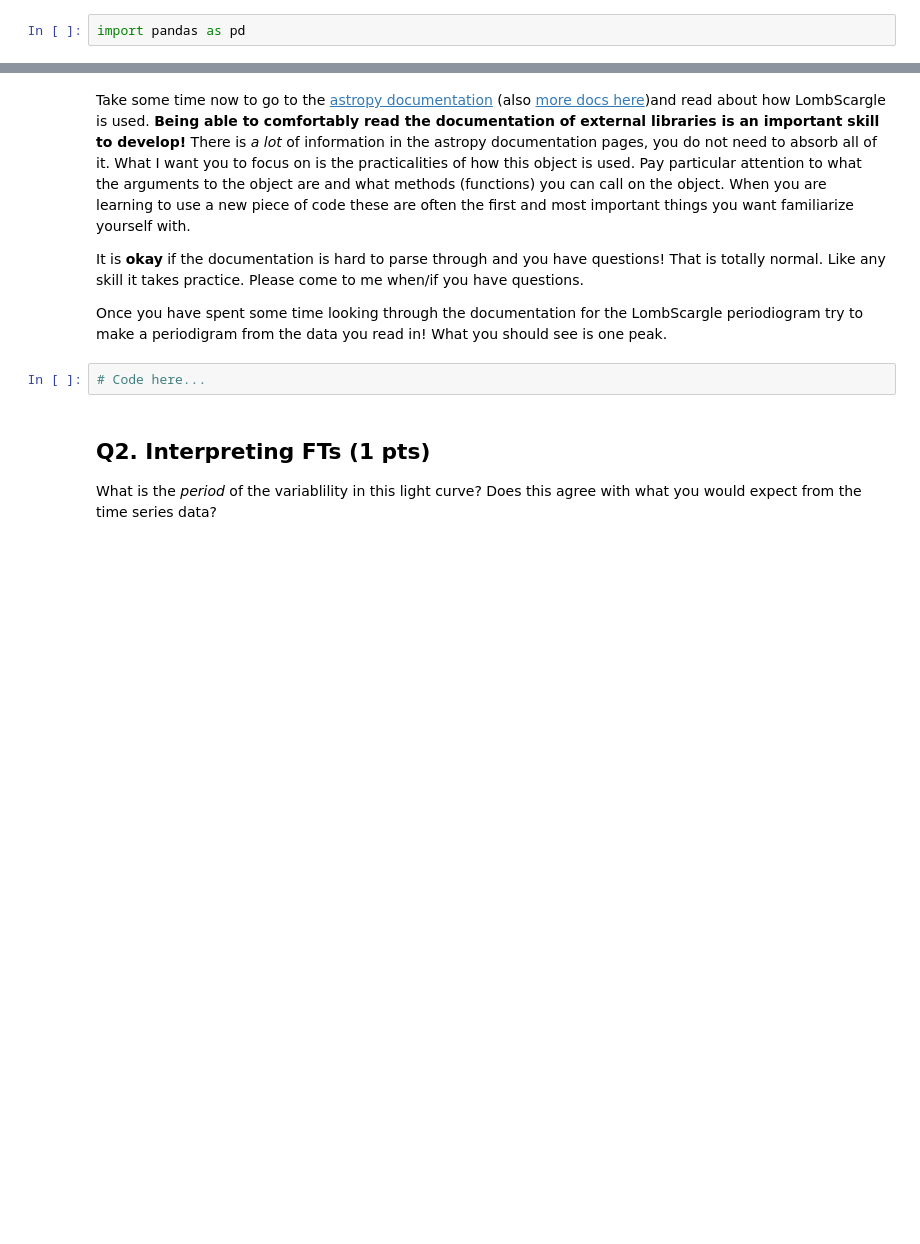
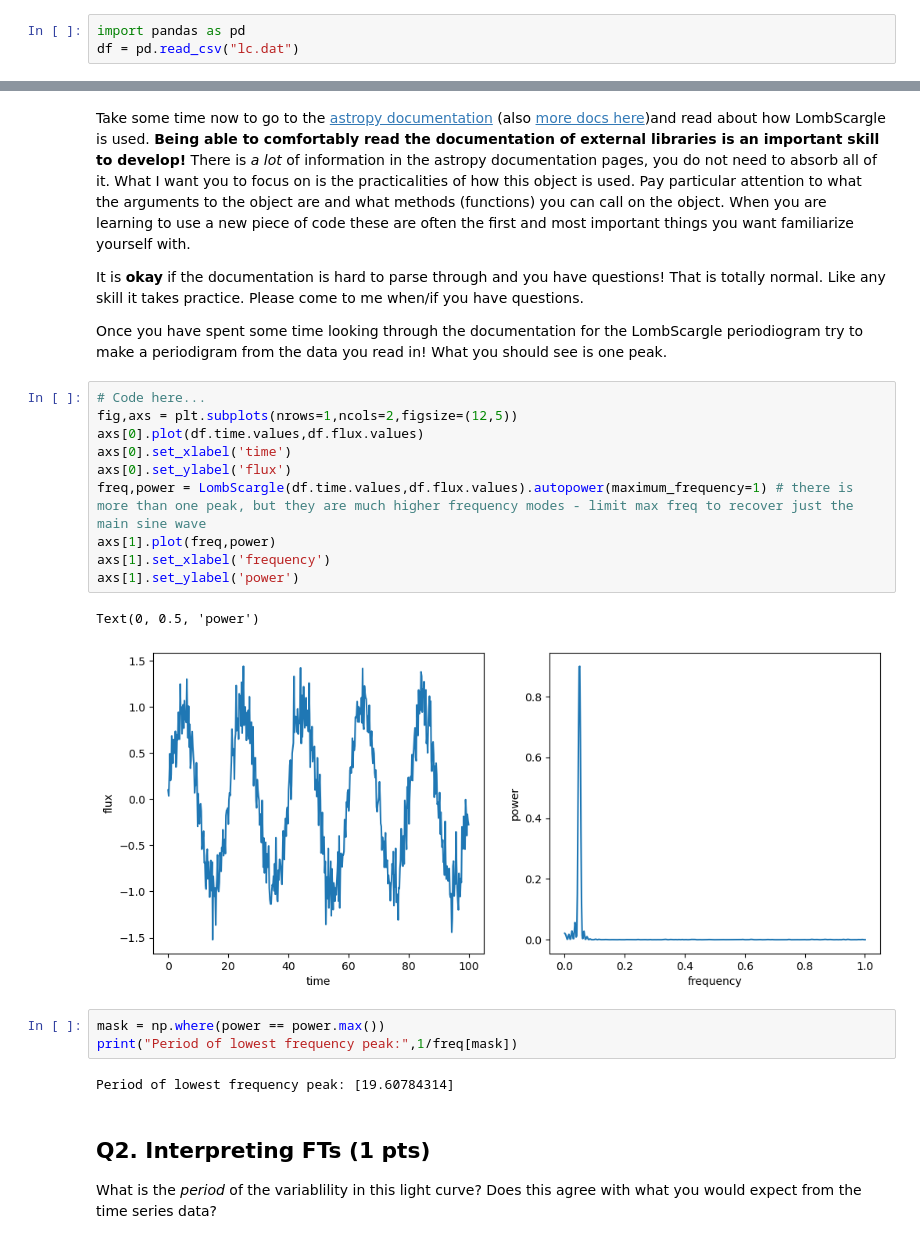
Before and after one commit to velguthb/dartmouth_a74, a Jupyter notebook: CP_fourier.ipynb, the cells around one changed output, grey strips where cells are left out. Saved outputs shown, nothing was run; the diff lists cells and outputs as text; blank space fills up the shorter version.

```diff
--- a/CP_fourier.ipynb
+++ b/CP_fourier.ipynb
@@ -125,6 +139,7 @@ $$
 Included in this class work there is a file called lc.dat. Read this file in with python. You can use any parsing scheme you want; however, I recomend pandas here. After you read in the data plot it so you can see what it looks like in the time domain.
 # %%
 import pandas as pd
+df = pd.read_csv("lc.dat")
 # %% [markdown]
 Now we need to bring in the libraries for computing the periodigram. Both scipy and astropy include periodigram methods. Here we will use the Lombscargle periodigram from astropy (mostly cause it is a bit more user friendly). The scipy routine can sometimes be more general so that is good to be familar with as well.
 # %%
@@ -137,6 +152,22 @@ It is **okay** if the documentation is hard to parse through and you have questi
 Once you have spent some time looking through the documentation for the LombScargle periodiogram try to make a periodigram from the data you read in! What you should see is one peak.
 # %%
 # Code here...
+fig,axs = plt.subplots(nrows=1,ncols=2,figsize=(12,5))
+axs[0].plot(df.time.values,df.flux.values)
+axs[0].set_xlabel('time')
+axs[0].set_ylabel('flux')
+freq,power = LombScargle(df.time.values,df.flux.values).autopower(maximum_frequency=1) # there is more than one peak, but they are much higher frequency modes - limit max freq to recover just the main sine wave
+axs[1].plot(freq,power)
+axs[1].set_xlabel('frequency')
+axs[1].set_ylabel('power')
+# %% [output]
+Text(0, 0.5, 'power')
+[figure, added]
+# %%
+mask = np.where(power == power.max())
+print("Period of lowest frequency peak:",1/freq[mask])
+# %% [output]
+Period of lowest frequency peak: [19.60784314]
 # %% [markdown]
 ## Q2. Interpreting FTs (1 pts)
 What is the *period* of the variablility in this light curve? Does this agree with what you would expect from the time series data?
```
Also changed, not shown: parts of 8 cells of this notebook, 1 other file.
